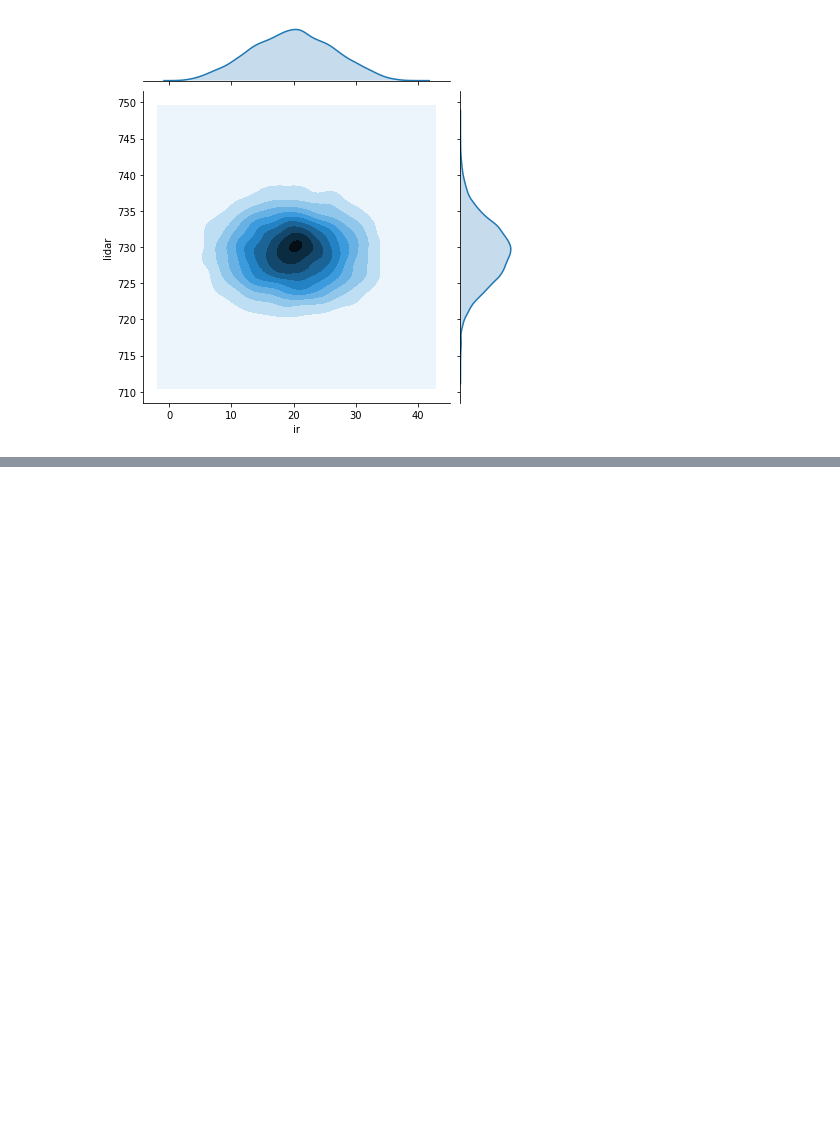
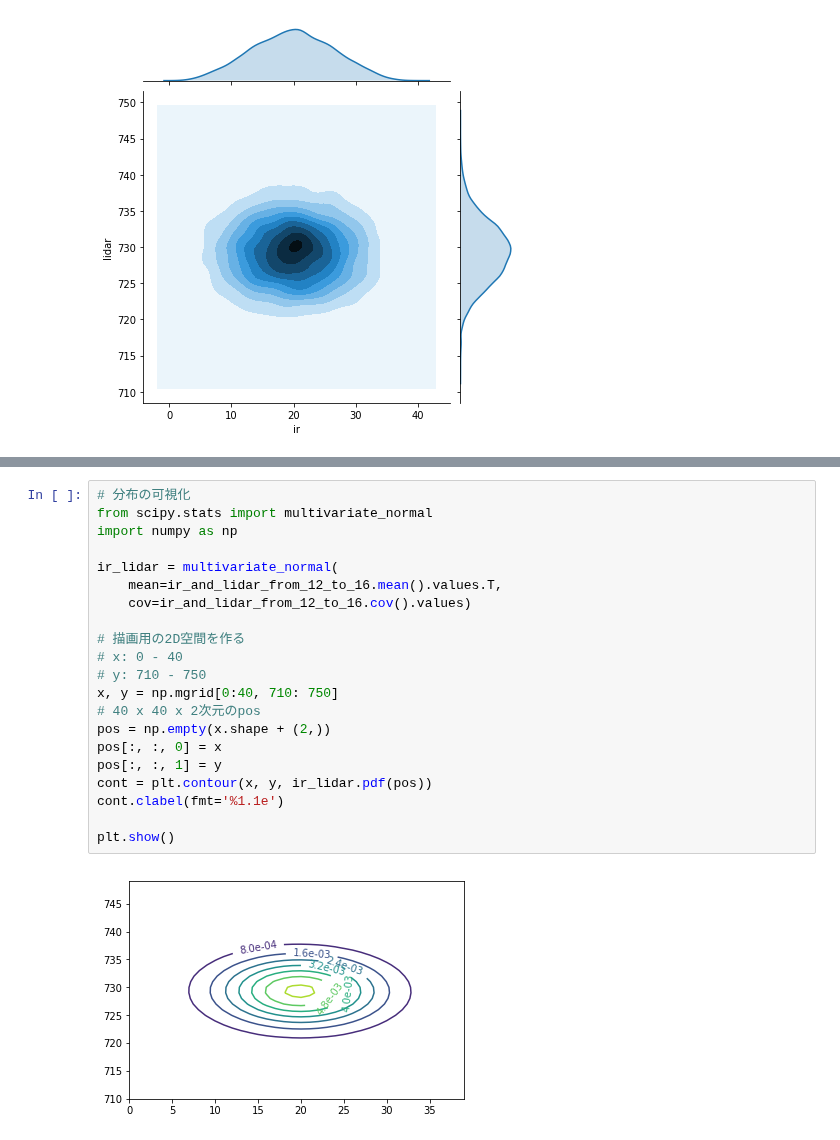
Before and after one commit to fugashy/probabilistic_robotics_simulator, a Jupyter notebook: basic_of_stochastic/multi_dimensional_gaussian_distribution.ipynb, the cells around one changed output, grey strips where cells are left out. Saved outputs shown, nothing was run; the diff lists cells and outputs as text; blank space fills up the shorter version.

```diff
--- a/basic_of_stochastic/multi_dimensional_gaussian_distribution.ipynb
+++ b/basic_of_stochastic/multi_dimensional_gaussian_distribution.ipynb
@@ -50,0 +107,23 @@ $n = 1$として$\Sigma$を$\sigma^{2}$とすると1次元のものと一致す
+# %%
+# 分布の可視化
+from scipy.stats import multivariate_normal
+import numpy as np
+
+ir_lidar = multivariate_normal(
+    mean=ir_and_lidar_from_12_to_16.mean().values.T,
+    cov=ir_and_lidar_from_12_to_16.cov().values)
+
+# 描画用の2D空間を作る
+# x: 0 - 40
+# y: 710 - 750
+x, y = np.mgrid[0:40, 710: 750]
+# 40 x 40 x 2次元のpos
+pos = np.empty(x.shape + (2,))
+pos[:, :, 0] = x
+pos[:, :, 1] = y
+cont = plt.contour(x, y, ir_lidar.pdf(pos))
+cont.clabel(fmt='%1.1e')
+
+plt.show()
+# %% [output]
+[figure, added]
```
Also changed, not shown: parts of 14 cells of this notebook.
